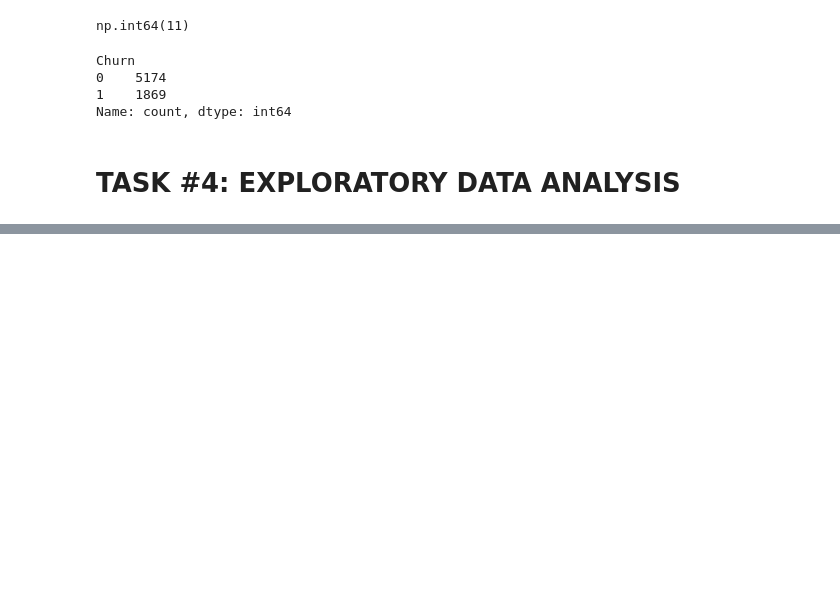
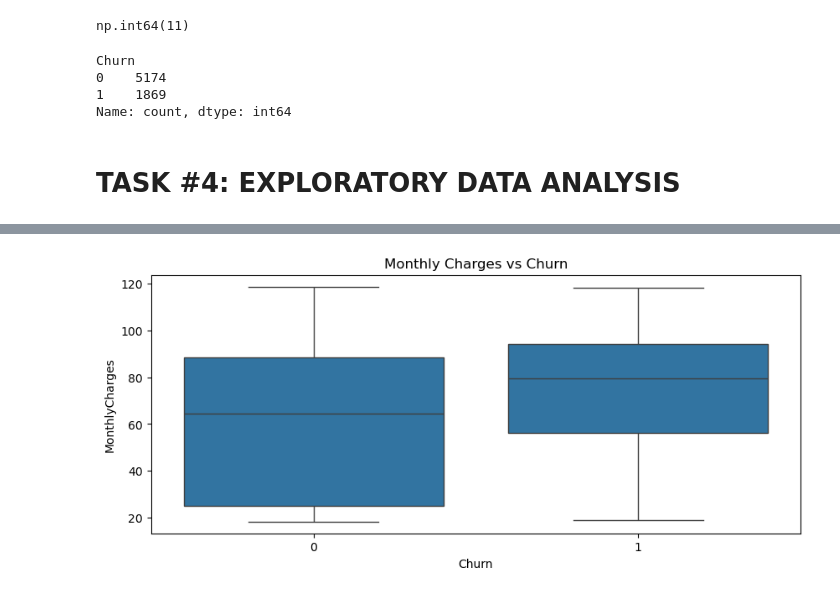
Before and after one commit to ranjansinghds/Telco-Customer-Churn-Prediction-Project, a Jupyter notebook: Telecom_Customer_Churn_Prediction.ipynb, the cells around one changed output, grey strips where cells are left out. Saved outputs shown, nothing was run; the diff lists cells and outputs as text; code cells hidden in the pictures; blank space fills up the shorter version.

```diff
--- a/Telecom_Customer_Churn_Prediction.ipynb
+++ b/Telecom_Customer_Churn_Prediction.ipynb
@@ -228,0 +262,11 @@ Name: count, dtype: int64
+# %%
+# Creating a boxplot to compare monthly charges
+# between churned and non-churned customers
+
+plt.figure(figsize=(10, 4))
+
+sns.boxplot(x='Churn', y='MonthlyCharges', data=tele_df)
+plt.title('Monthly Charges vs Churn')
+plt.show()
+# %% [output]
+[figure, added]
```
Also changed, not shown: parts of 9 cells of this notebook, 5 other files.
